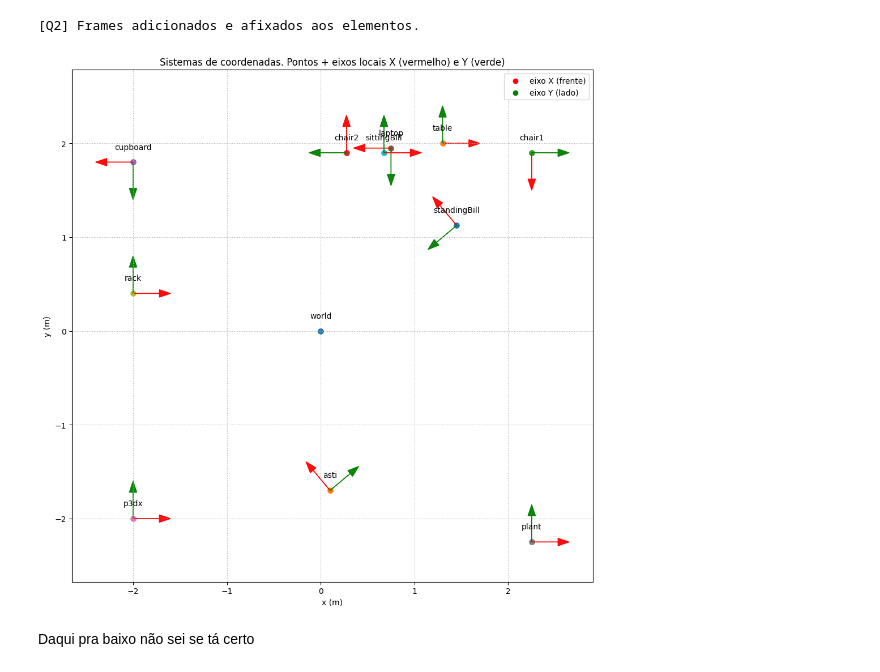
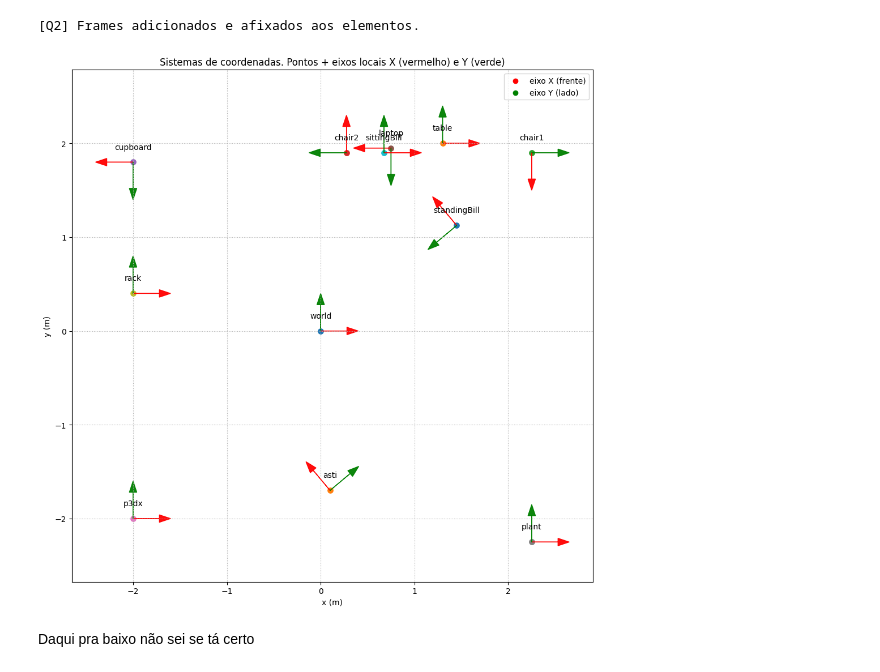
Before and after one commit to davifmn/robotica_movel, a Jupyter notebook: tp1.ipynb, the cells around one changed output. Cells and saved outputs as stored; diff of their text form; code cells hidden in the pictures.

Commit message:
Adiciona sistema de coordenadas no mundo(world no centro)

```diff
--- a/tp1.ipynb
+++ b/tp1.ipynb
@@ -266,6 +266,7 @@ for name in sorted(all_nodes):
     tx, ty, tz, *_ = pose_from_H(H)
     pos[name] = (tx, ty)
 
+
 # 2) Desenhar pontos e eixos
 plt.figure(figsize=(10,10))
 
@@ -278,48 +279,51 @@ HEAD_L = 0.12
 for name, (x, y) in pos.items():
     # marca o ponto e o rótulo
     plt.scatter([x], [y], s=45)
     plt.text(x, y+0.12, name, ha='center', va='bottom')
 
     # pular o 'world' se não quiser eixos nele
     if name == 'world':
-        continue
+         # eixo do world: identidade (X: +x, Y: +y)
+        dx_x, dy_x = AX_LEN, 0.0
+        dx_y, dy_y = 0.0, AX_LEN
 
-    # pega eixos locais X e Y (em coordenadas do mundo)
-    H = mat4_from_sim(frames[name], frames['world'])
-    R = rot_from_H(H)
-    # coluna 0 = eixo X_local no mundo; coluna 1 = eixo Y_local no mundo
-    x_axis_world = (R[0][0], R[1][0], R[2][0])
-    y_axis_world = (R[0][1], R[1][1], R[2][1])
+    else:
+        # pega eixos locais X e Y (em coordenadas do mundo)
+        H = mat4_from_sim(frames[name], frames['world'])
+        R = rot_from_H(H)
+        # coluna 0 = eixo X_local no mundo; coluna 1 = eixo Y_local no mundo
+        x_axis_world = (R[0][0], R[1][0], R[2][0])
+        y_axis_world = (R[0][1], R[1][1], R[2][1])
 
-    # projetar para 2D (x,y) e normalizar para comprimento AX_LEN
-    def vec2_scaled(v3):
-        vx, vy = v3[0], v3[1]
-        L = math.hypot(vx, vy) or 1.0
-        return (AX_LEN * vx / L, AX_LEN * vy / L)
+        # projetar para 2D (x,y) e normalizar para comprimento AX_LEN
+        def vec2_scaled(v3):
+            vx, vy = v3[0], v3[1]
+            L = math.hypot(vx, vy) or 1.0
+            return (AX_LEN * vx / L, AX_LEN * vy / L)
 
-    dx_x, dy_x = vec2_scaled(x_axis_world)  # seta do eixo X
-    dx_y, dy_y = vec2_scaled(y_axis_world)  # seta do eixo Y
+        dx_x, dy_x = vec2_scaled(x_axis_world)  # seta do eixo X
+        dx_y, dy_y = vec2_scaled(y_axis_world)  # seta do eixo Y
 
     # desenhar setas: X em vermelho, Y em verde (convenção comum)
     plt.arrow(x, y, dx_x, dy_x, length_includes_head=True,
               head_width=HEAD_W, head_length=HEAD_L, alpha=0.95, color='r')
     plt.arrow(x, y, dx_y, dy_y, length_includes_head=True,
               head_width=HEAD_W, head_length=HEAD_L, alpha=0.95, color='g')
 
 # ajustes visuais
 plt.axis('equal')
 plt.grid(True, linestyle=':')
 plt.xlabel('x (m)')
 plt.ylabel('y (m)')
 plt.title('Sistemas de coordenadas. Pontos + eixos locais X (vermelho) e Y (verde)')
 # legenda simples (sem handles duplicados)
 plt.scatter([], [], color='r', label='eixo X (frente)')
 plt.scatter([], [], color='g', label='eixo Y (lado)')
 plt.legend(loc='upper right')
 plt.tight_layout()
 plt.show()
 # %% [output]
-[figure, old version]
+[figure, new version]
 # %% [markdown]
 Daqui pra baixo não sei se tá certo
 # %%
```
